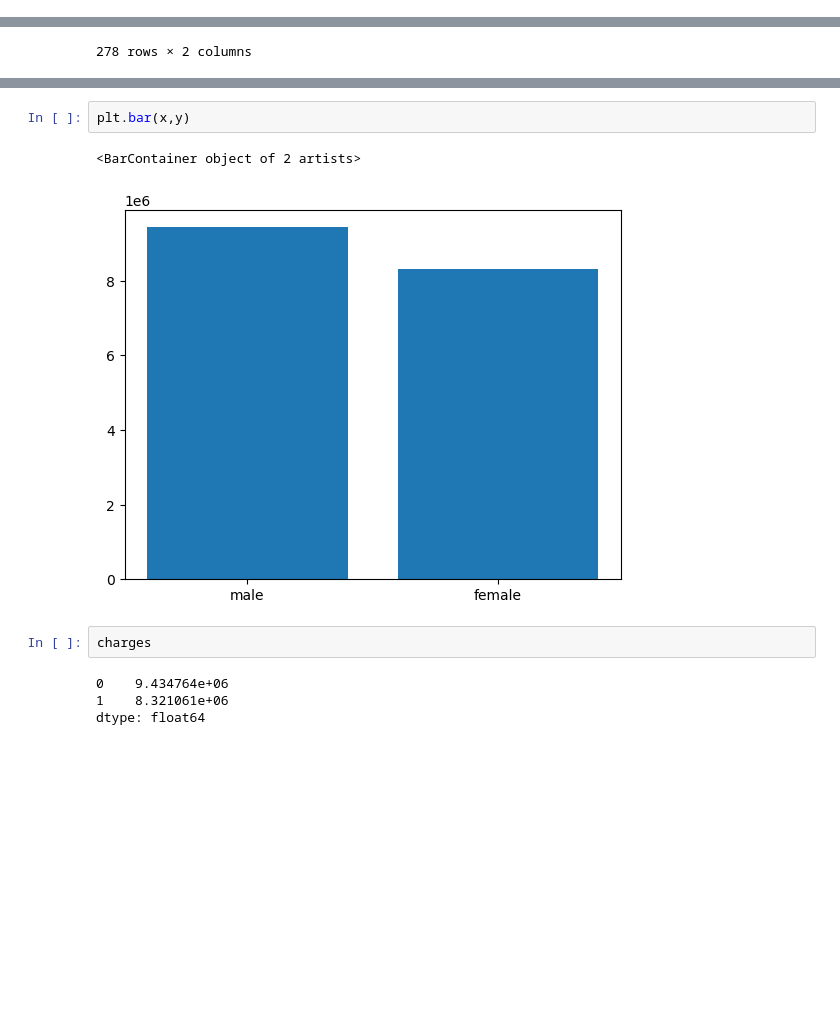
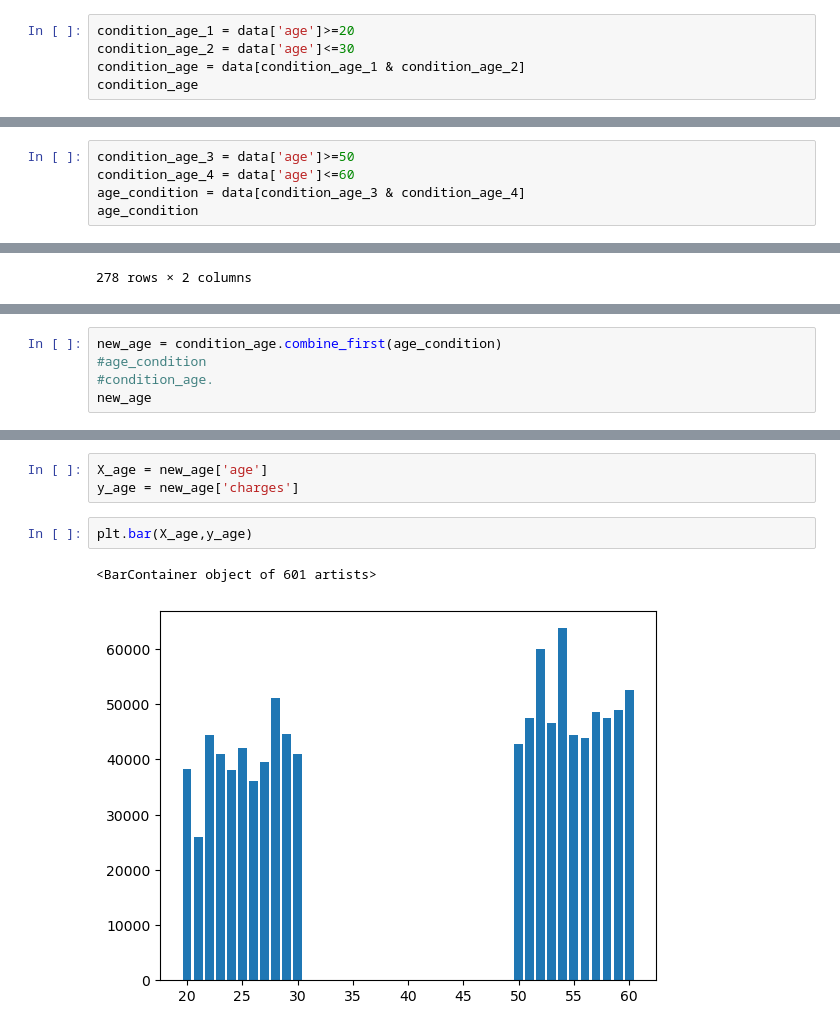
Before and after one commit to CarlosZaragozaBeato/Machine-Learning, a Jupyter notebook: first/insurance_example.ipynb, the cells around one changed output, grey strips where cells are left out. Cells and saved outputs as stored; diff of their text form; blank space fills up the shorter version.

```diff
--- a/first/insurance_example.ipynb
+++ b/first/insurance_example.ipynb
@@ -54,0 +50,5 @@ plt.scatter(X,y)
+# %%
+condition_age_1 = data['age']>=20
+condition_age_2 = data['age']<=30
+condition_age = data[condition_age_1 & condition_age_2]
+condition_age
@@ -54,0 +69,5 @@ plt.scatter(X,y)
+# %%
+condition_age_3 = data['age']>=50
+condition_age_4 = data['age']<=60
+age_condition = data[condition_age_3 & condition_age_4]
+age_condition
@@ -126,0 +105,5 @@ x = sex
+# %%
+new_age = condition_age.combine_first(age_condition)
+#age_condition
+#condition_age.
+new_age
@@ -127,11 +124,8 @@ x = sex
+# %%
+X_age = new_age['age']
+y_age = new_age['charges']
 # %%
-plt.bar(x,y)
+plt.bar(X_age,y_age)
 # %% [output]
-<BarContainer object of 2 artists>
+<BarContainer object of 601 artists>
-[figure, old version]
+[figure, new version]
-# %%
-charges
-# %% [output]
-0    9.434764e+06
-1    8.321061e+06
-dtype: float64
```
Also changed, not shown: parts of 33 cells of this notebook.
